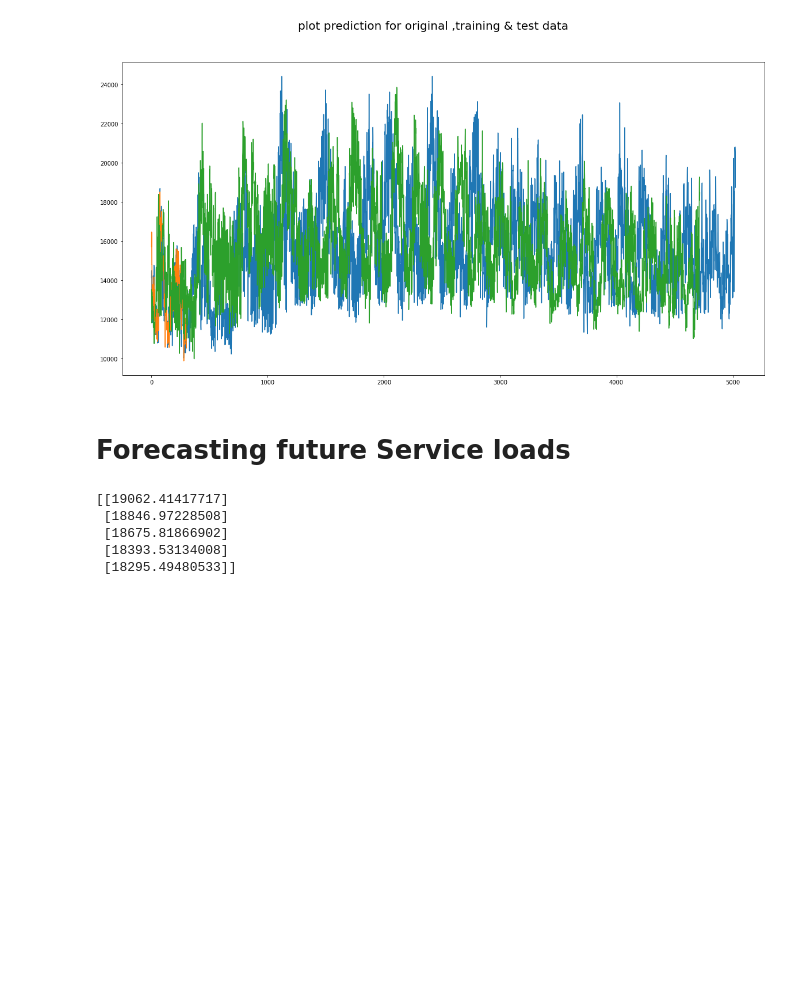
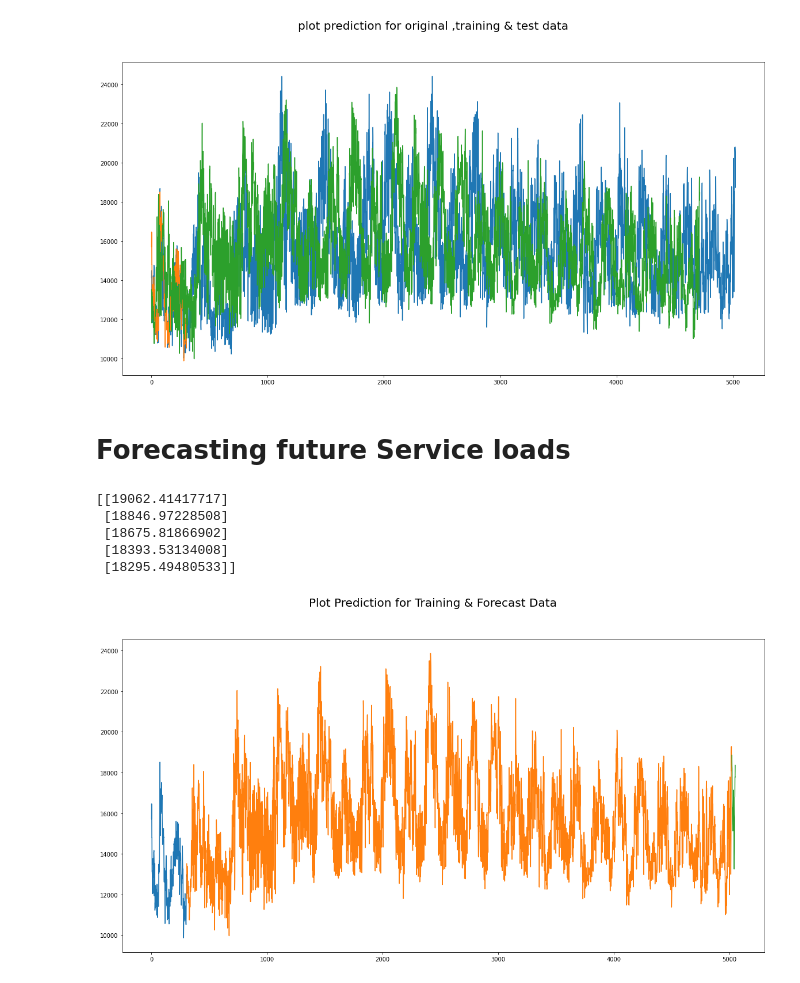
Before and after one commit to dhanushka365/SLEnergyConsumptionPrediction, a Jupyter notebook: EP_testv1.ipynb, the cells around one changed output. Cells and saved outputs as stored; diff of their text form; code cells hidden in the pictures; blank space fills up the shorter version.

```diff
--- a/EP_testv1.ipynb
+++ b/EP_testv1.ipynb
@@ -244,0 +242,26 @@ total_size
+# %%
+#plot the traunung data with the forcasting data
+total_size = len(predict_on_train) + len(predict_on_test) + len(predict_on_future)
+
+#setup training chart
+predict_train_plot = np.empty((total_size,1))
+predict_train_plot[:,:] = np.nan
+predict_train_plot[0:len(predict_on_train),:] = predict_on_train
+
+#setup test chart
+predict_test_plot = np.empty((total_size , 1))
+predict_test_plot[:,:] = np.nan
+predict_test_plot[len(predict_on_train):len(predict_on_train)+len(predict_on_test),:]=predict_on_test
+
+#setup future forecast chart
+predict_future_plot = np.empty((total_size,1))
+predict_future_plot[:,:]=np.nan
+predict_future_plot[len(predict_on_train)+len(predict_on_test):total_size,:]=predict_on_future
+
+plt.figure(figsize=(20,10)).suptitle("Plot Prediction for Training & Forecast Data",fontsize=20)
+plt.plot(predict_train_plot[::24])
+plt.plot(predict_test_plot[::24])
+plt.plot(predict_future_plot[::24])
+plt.show()
+# %% [output]
+[figure, added]
```
Also changed, not shown: parts of 1 cell of this notebook.
